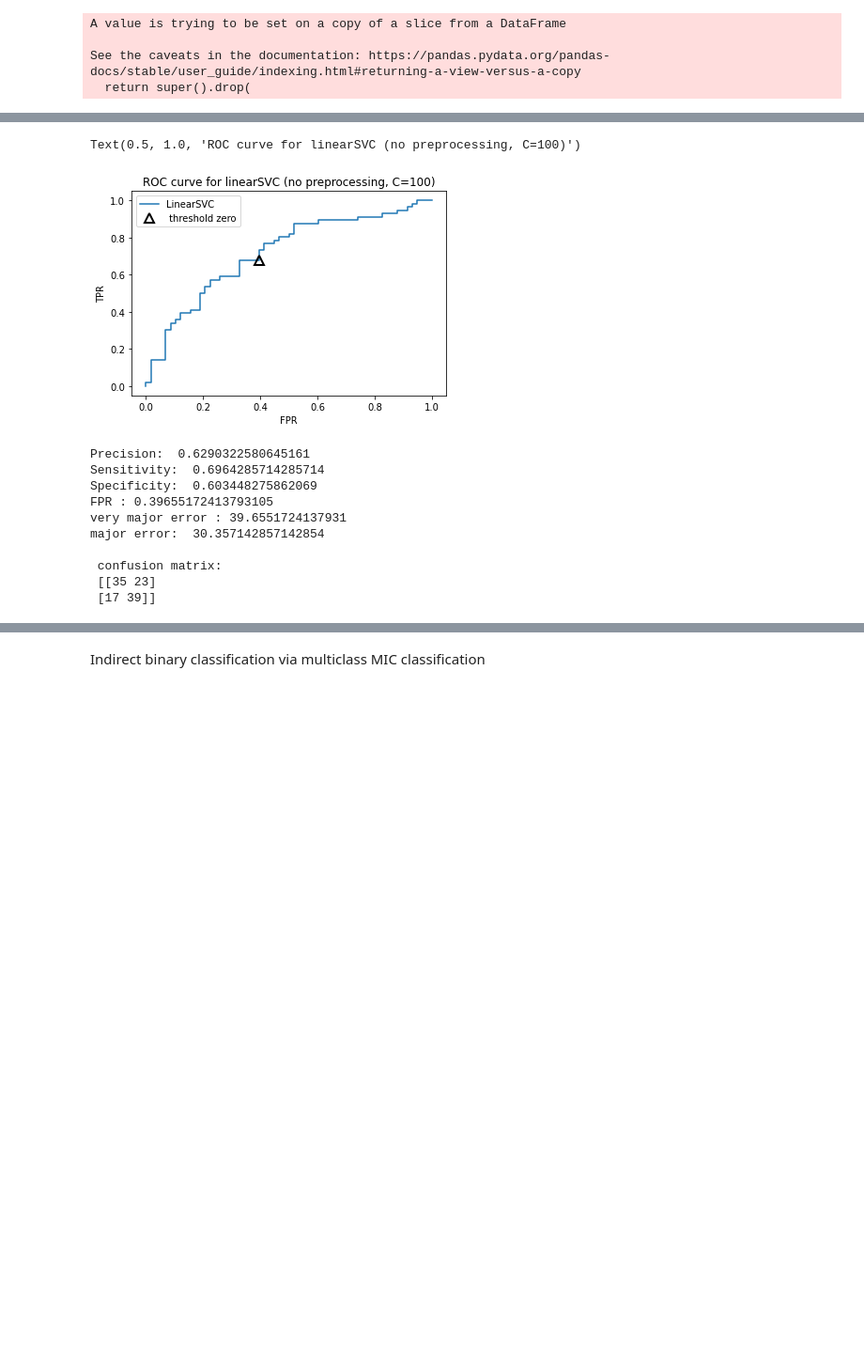
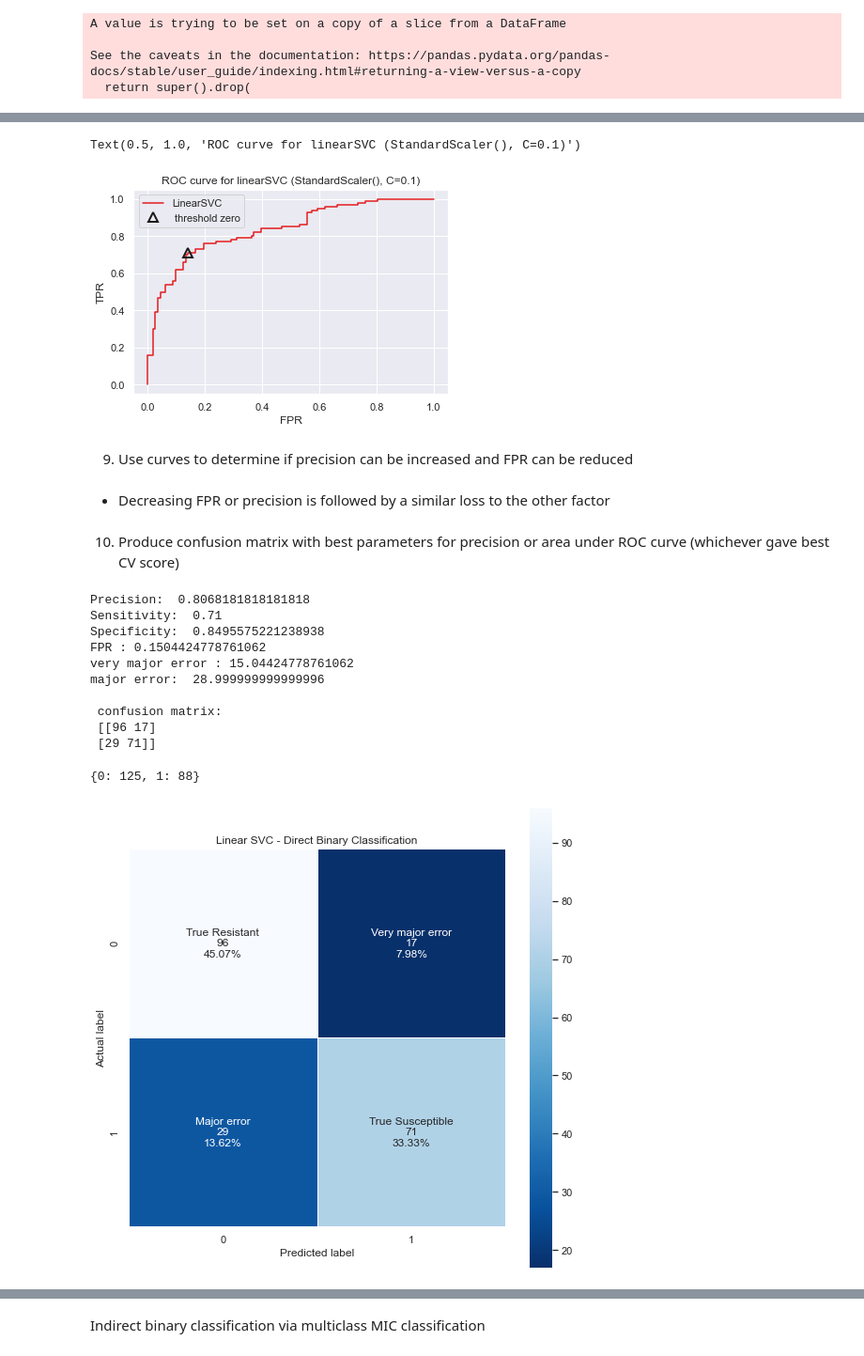
Before and after one commit to fowler-lab/Inh_resistance, a Jupyter notebook: LinearSVC_notebook.ipynb, the cells around one changed output, grey strips where cells are left out. Shown: that part at 94% size. Cells and saved outputs as stored; diff of their text form; code cells hidden in the pictures; blank space fills up the shorter version.

```diff
--- a/LinearSVC_notebook.ipynb
+++ b/LinearSVC_notebook.ipynb
@@ -160,9 +178,13 @@ array([-0.7074279 , -0.66957176, -0.65976756, -0.59767195, -0.59456953,
 # %%
-#use no preprocessing and best parameters (c=100) for av. precision
+#use best preprocessing (StandardScaler()) and parameters (c=0.1) for ROC AUC
 
 from sklearn.metrics import roc_curve
 
-fpr, tpr, thresholds = roc_curve(y_test_cv, pipe.decision_function(X_test_cv))
+pipe = Pipeline([('preprocessing', StandardScaler()),
+                 ('classifier', LinearSVC(C=0.1, max_iter=100000, dual=False))])
+pipe.fit(X_train_cv, y_train_cv)
+
+fpr, tpr, thresholds = roc_curve(y_test_nodup, pipe.decision_function(X_test_nodup))
 
 plt.plot(fpr, tpr, label='LinearSVC')
 close_zero = np.argmin(np.abs(thresholds))
@@ -171,32 +193,38 @@ plt.plot(fpr[close_zero], tpr[close_zero], '^', c='k',
 plt.xlabel('FPR')
 plt.ylabel('TPR')#roc curve for best average precision estimator
 plt.legend(loc='best')
-plt.title('ROC curve for linearSVC (no preprocessing, C=100)')
+plt.title('ROC curve for linearSVC (StandardScaler(), C=0.1)')
 # %% [output]
-Text(0.5, 1.0, 'ROC curve for linearSVC (no preprocessing, C=100)')
+Text(0.5, 1.0, 'ROC curve for linearSVC (StandardScaler(), C=0.1)')
-[figure, old version]
+[figure, new version]
+# %% [markdown]
+9. Use curves to determine if precision can be increased and FPR can be reduced
+# %% [markdown]
+- Decreasing FPR or precision is followed by a similar loss to the other factor
+# %% [markdown]
+10. Produce confusion matrix with best parameters for precision or area under ROC curve (whichever gave best CV score)
 # %%
-#confusion matrix (no preprocessing, c=100)
+#confusion matrix (StandardScaler(), c=0.1)
 
 from sklearn.metrics import confusion_matrix
 
 #build and fit pipeline
-pipe = Pipeline([('preprocessing', None),
+pipe = Pipeline([('preprocessing', StandardScaler()),
                  ('classifier', LinearSVC(C=0.1, max_iter=100000, dual=False))])
 
 pipe.fit(X_train_cv, y_train_cv)
-predict = pipe.predict(X_test_cv).astype(int)
+predict = pipe.predict(X_test_nodup).astype(int)
 
 #generate confusion matrix
-confusion = confusion_matrix(y_test_cv, predict)
+confusion = confusion_matrix(y_test_nodup, predict)
 
 #calculate precision, sensitivity, specificity, FPR, errors
 Precision = (confusion[1][1])/(confusion[1][1]+confusion[0][1])
 Sensitivity = (confusion[1][1])/(confusion[1][1]+confusion[1][0])
 Specificity = (confusion[0][0])/(confusion[0][0]+confusion[0][1])
 FPR = 1-Specificity
-very_major_error = (confusion[0][1]/y_test_cv[y_test_cv==0].count())*100
-major_error = (confusion[1][0]/y_test_cv[y_test_cv==1].count())*100
+very_major_error = (confusion[0][1]/y_test_nodup[y_test_nodup==0].count())*100
+major_error = (confusion[1][0]/y_test_nodup[y_test_nodup==1].count())*100
 
 
 print ('Precision: ', Precision)
@@ -206,14 +234,44 @@ print ('FPR :', FPR)
 print ('very major error :', very_major_error)
 print ('major error: ', major_error)
 print ('\n confusion matrix: \n', confusion)
+
+# begins creates list for model comparison:
+direct_VME = very_major_error
+direct_ME = major_error
 # %% [output]
-Precision:  0.6290322580645161
-Sensitivity:  0.6964285714285714
-Specificity:  0.603448275862069
-FPR : 0.39655172413793105
-very major error : 39.6551724137931
-major error:  30.357142857142854
+Precision:  0.8068181818181818
+Sensitivity:  0.71
+Specificity:  0.8495575221238938
+FPR : 0.1504424778761062
+very major error : 15.04424778761062
+major error:  28.999999999999996
 
  confusion matrix:
- [[35 23]
- [17 39]]
+ [[96 17]
+ [29 71]]
+# %%
+from sklearn import metrics
+import seaborn as sns
+
+unique, counts = np.unique(predict, return_counts=True)
+print(dict(zip(unique, counts)))
+
+cm = metrics.confusion_matrix(y_test_nodup, predict)
+plt.figure(figsize=(9,9))
+
+group_names = ['True Resistant','Very major error','Major error','True Susceptible']
+group_counts = ['{0:0.0f}'.format(value) for value in
+                cm.flatten()]
+group_percentages = ['{0:.2%}'.format(value) for value in
+                     cm.flatten()/np.sum(cm)]
+labels = [f'{v1}\n{v2}\n{v3}' for v1, v2, v3 in
+          zip(group_names,group_counts,group_percentages)]
+labels = np.asarray(labels).reshape(2,2)
+
+sns.heatmap(cm, annot=labels, fmt='', linewidths=.5, square = True, cmap = 'Blues_r', cbar=False);
+plt.ylabel('Actual label');
+plt.xlabel('Predicted label');
+plt.title('Linear SVC - Direct Binary Classification');
+# %% [output]
+{0: 125, 1: 88}
+[figure, added]
```
Also changed, not shown: parts of 44 cells of this notebook.
